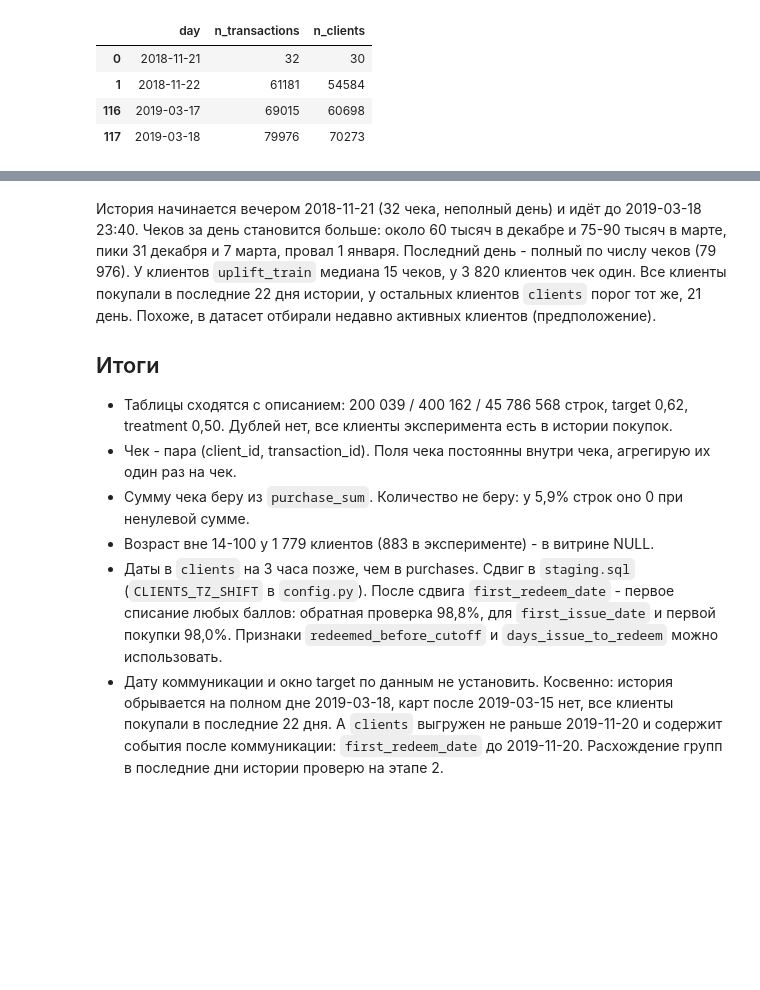
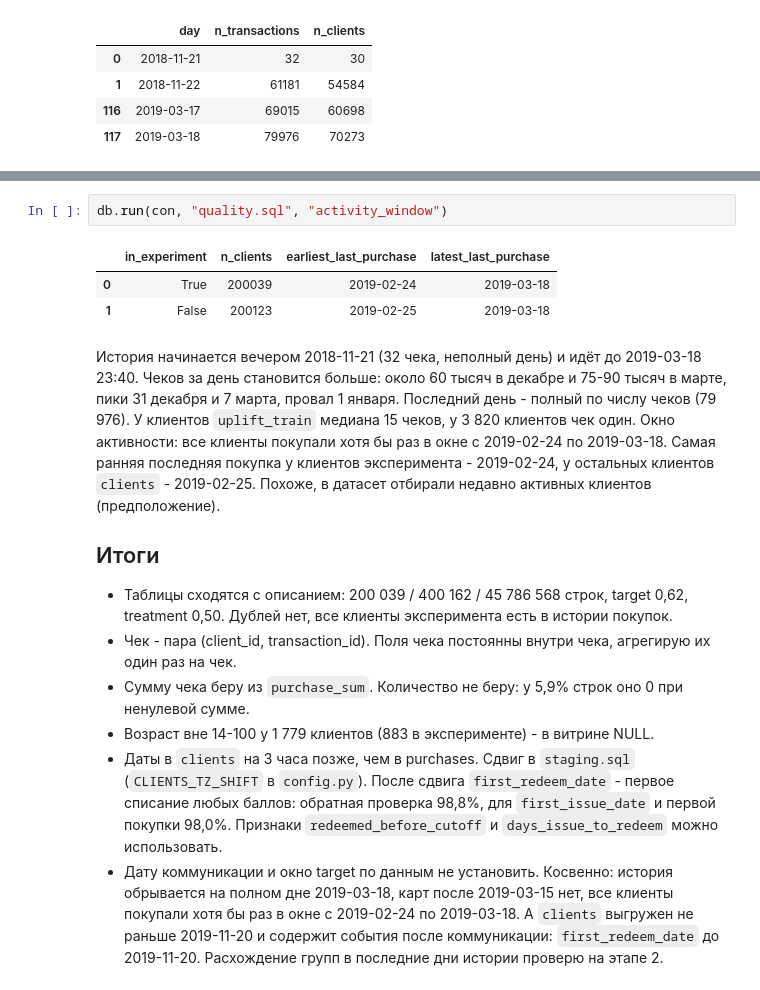
Before and after one commit to artyombelyaev/x5-uplift-modeling, a Jupyter notebook: notebooks/01_data_quality.ipynb, the cells around one changed output, grey strips where cells are left out. Cells and saved outputs as stored; diff of their text form; blank space fills up the shorter version.

Commit message:
Окно активности с явными датами: 2019-02-24 - 2019-03-18

```diff
--- a/notebooks/01_data_quality.ipynb
+++ b/notebooks/01_data_quality.ipynb
@@ -352,11 +352,17 @@ db.run(con, "quality.sql", "train_history")
 # %% [output]
 |  | n_clients | n_trn_q | one_transaction | last_purchase_on_last_day | no_purchases_last_30d | max_days_since_last |
 | 0 | 200039 | [3.0, 8.0, 15.0, 27.0, 54.0] | 3820 | 35273 | 0 | 22 |
+# %%
+db.run(con, "quality.sql", "activity_window")
+# %% [output]
+|  | in_experiment | n_clients | earliest_last_purchase | latest_last_purchase |
+| 0 | True | 200039 | 2019-02-24 | 2019-03-18 |
+| 1 | False | 200123 | 2019-02-25 | 2019-03-18 |
 # %% [markdown]
 История начинается вечером 2018-11-21 (32 чека, неполный день) и идёт до 2019-03-18 23:40. Чеков за день становится больше: около 60 тысяч в декабре и 75-90 тысяч в марте, пики 31 декабря и 7 марта, провал 1 января. Последний день - полный
-по числу чеков (79 976). У клиентов `uplift_train` медиана 15 чеков, у 3 820 клиентов чек один. Все клиенты
-покупали в последние 22 дня истории, у остальных клиентов `clients` порог тот же, 21 день. Похоже, в датасет
-отбирали недавно активных клиентов (предположение).
+по числу чеков (79 976). У клиентов `uplift_train` медиана 15 чеков, у 3 820 клиентов чек один. Окно активности: все клиенты покупали хотя бы раз в окне с 2019-02-24 по 2019-03-18.
+Самая ранняя последняя покупка у клиентов эксперимента - 2019-02-24, у остальных клиентов `clients` - 2019-02-25.
+Похоже, в датасет отбирали недавно активных клиентов (предположение).
 
 ## Итоги
 
@@ -369,6 +375,6 @@ db.run(con, "quality.sql", "train_history")
   После сдвига `first_redeem_date` - первое списание любых баллов: обратная проверка 98,8%, для `first_issue_date`
   и первой покупки 98,0%. Признаки `redeemed_before_cutoff` и `days_issue_to_redeem` можно использовать.
 - Дату коммуникации и окно target по данным не установить. Косвенно: история обрывается на полном дне
-  2019-03-18, карт после 2019-03-15 нет, все клиенты покупали в последние 22 дня. А `clients` выгружен
+  2019-03-18, карт после 2019-03-15 нет, все клиенты покупали хотя бы раз в окне с 2019-02-24 по 2019-03-18. А `clients` выгружен
   не раньше 2019-11-20 и содержит события после коммуникации: `first_redeem_date` до 2019-11-20. Расхождение
   групп в последние дни истории проверю на этапе 2.
```
Also changed, not shown: 2 other files.
